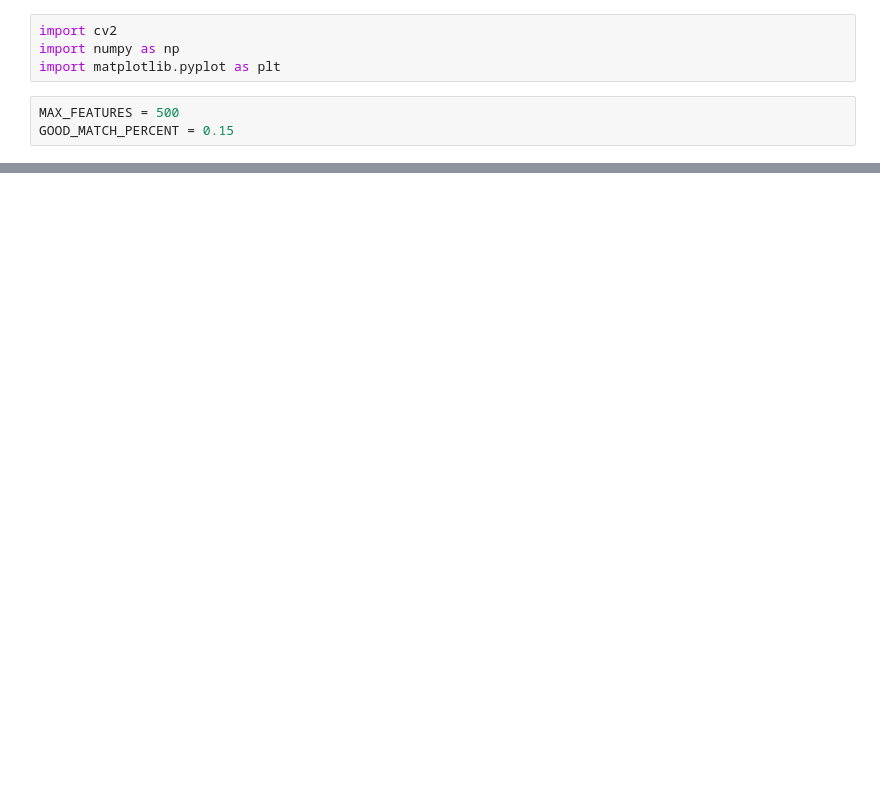
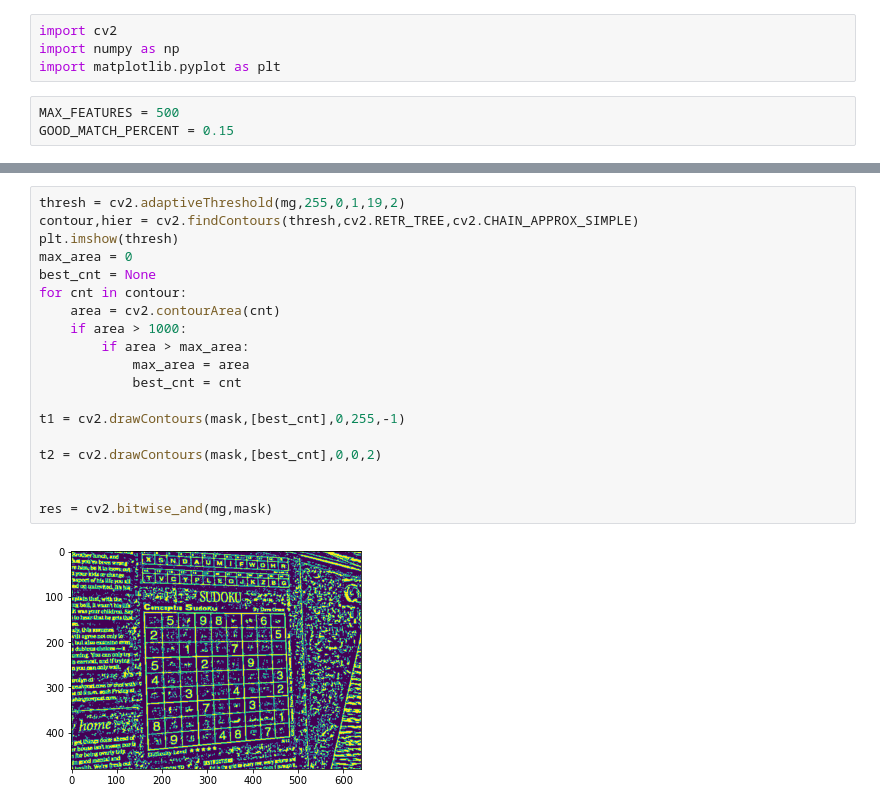
Before and after one commit to kaydee0502/SudokuSazy, a Jupyter notebook: model/Alignment.ipynb, the cells around one changed output, grey strips where cells are left out. Saved outputs shown, nothing was run; the diff lists cells and outputs as text; blank space fills up the shorter version.

```diff
--- a/model/Alignment.ipynb
+++ b/model/Alignment.ipynb
@@ -29,0 +38,21 @@ plt.imshow(ref)
+# %%
+thresh = cv2.adaptiveThreshold(mg,255,0,1,19,2)
+contour,hier = cv2.findContours(thresh,cv2.RETR_TREE,cv2.CHAIN_APPROX_SIMPLE)
+plt.imshow(thresh)
+max_area = 0
+best_cnt = None
+for cnt in contour:
+    area = cv2.contourArea(cnt)
+    if area > 1000:
+        if area > max_area:
+            max_area = area
+            best_cnt = cnt
+
+t1 = cv2.drawContours(mask,[best_cnt],0,255,-1)
+
+t2 = cv2.drawContours(mask,[best_cnt],0,0,2)
+
+
+res = cv2.bitwise_and(mg,mask)
+# %% [output]
+[figure, added]
```
Also changed, not shown: parts of 8 cells of this notebook.
